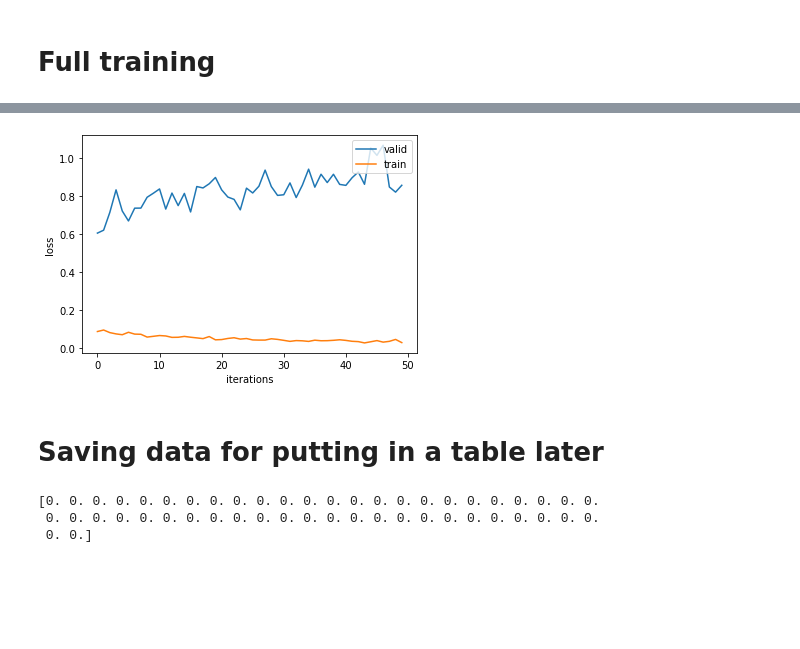
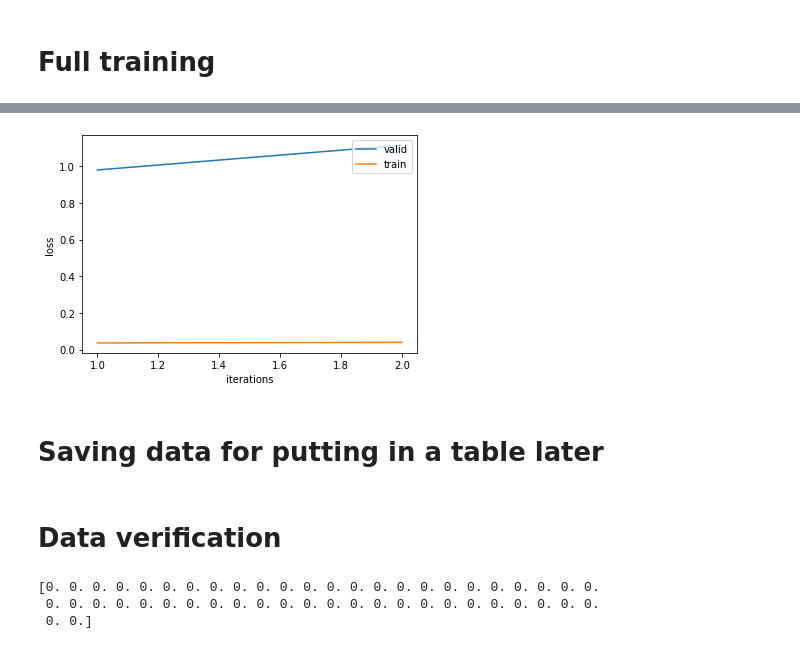
Before and after one commit to Chris-Peterson444/kaggle_is_it_real, a Jupyter notebook: seq2seq.ipynb, the cells around one changed output, grey strips where cells are left out. Saved outputs shown, nothing was run; the diff lists cells and outputs as text; code cells hidden in the pictures; blank space fills up the shorter version.

Commit message:
data collector setup. pre-run commit

```diff
--- a/seq2seq.ipynb
+++ b/seq2seq.ipynb
@@ -387,11 +380,15 @@ def train(model, iterator, optimizer, criterion, clip):
 
         #trg = [trg len, batch size]
         #output = [trg len, batch size, output dim]
-
+#         print(output.shape)
+#         print(trg.shape)
+#         print(output)
+#         print("target")
+#         print(trg)
         output_dim = output.shape[-1]
 #         print(output_dim)
-        output = output[-1].view(-1, output_dim)
-        trg = trg[-1].view(-1)
+        output = output.view(-1, output_dim)
+        trg = trg.view(-1)
 #         print(len(trg))
         trg = trg.long()
         #trg = [(trg len ) * batch size]
@@ -431,8 +428,8 @@ def evaluate(model, iterator, criterion):
 
             output_dim = output.shape[-1]
 
-            output = output[-1].view(-1, output_dim)
-            trg = trg[-1].view(-1)
+            output = output.view(-1, output_dim)
+            trg = trg.view(-1)
             trg = trg.long()
 
             #trg = [(trg len ) * batch size]
@@ -457,13 +454,13 @@ def epoch_time(start_time, end_time):
 N_EPOCHS = 50
 b_size = 25
 dim = 100
-file_name = str(N_EPOCHS)+"-epochs-52-batch-"+str(b_size)+"-dim"+str(dim)
+file_name = str(N_EPOCHS)+"-epochs-"+str(b_size)+"-batch-"+str(dim)+"-dim"
 training_loss_data = []
 validation_loss_data = []
 # %%
-N_EPOCHS = 50
+N_EPOCHS = 2
 CLIP = 1
-
+f = open("log_data/"+file_name+".txt","w")
 best_valid_loss = float('inf')
 print("running")
 pp = ProgressPlot(plot_names=['loss'],line_names=['training','validation'])
@@ -487,23 +484,27 @@ for epoch in range(N_EPOCHS):
         best_valid_loss = valid_loss
         torch.save(model.state_dict(), "models/"+file_name+'.pt')
 
-#     print(f'Epoch: {epoch+1:02} | Time: {epoch_mins}m {epoch_secs}s')
-#     print(f'\tTrain Loss: {train_loss:.3f} | Train PPL: {math.exp(train_loss):7.3f}')
-#     print(f'\t Val. Loss: {valid_loss:.3f} |  Val. PPL: {math.exp(valid_loss):7.3f}')
+    f.write(f'Epoch: {epoch+1:02} | Time: {epoch_mins}m {epoch_secs}s\n')
+    f.write(f'\tTrain Loss: {train_loss:.3f} | Train PPL: {math.exp(train_loss):7.3f}\n')
+    f.write(f'\t Val. Loss: {valid_loss:.3f} |  Val. PPL: {math.exp(valid_loss):7.3f}\n')
+f.close()
 pp.finalize()
 # %% [output]
 running
 [interactive output not drawn]
 # %%
 # print(training_loss_data)
-plt.plot(validation_loss_data)
-plt.plot(training_loss_data)
+x_data = []
+for v in range(N_EPOCHS):
+    x_data.append(v+1)
+plt.plot(x_data,validation_loss_data)
+plt.plot(x_data,training_loss_data)
 plt.xlabel('iterations')
 plt.ylabel('loss')
 plt.legend(['valid','train'], loc="upper right")
-plt.savefig("plots/"+file_name+'.png')
+plt.savefig("loss_plots/"+file_name+'.png')
 # %% [output]
-[figure, old version]
+[figure, new version]
 # %% [markdown]
 # Saving data for putting in a table later
 # %%
@@ -519,6 +520,8 @@ for loss in training_loss_data:
     f.write(', ')
 f.write('\n')
 f.close()
+# %% [markdown]
+# Data verification
 # %%
 f = open("loss_data/"+file_name+".txt", "r")
 s = f.readline()
```
Also changed, not shown: parts of 7 cells of this notebook, 1 other file.
